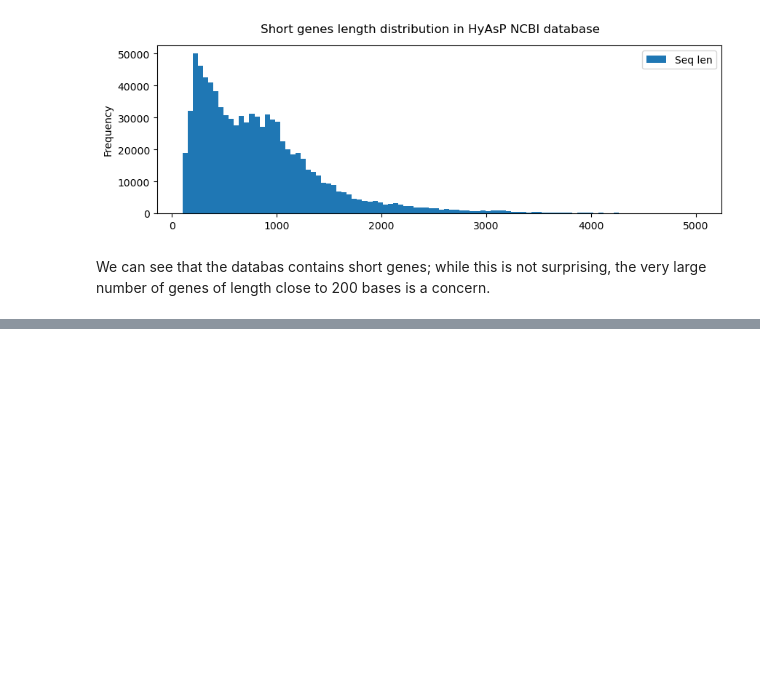
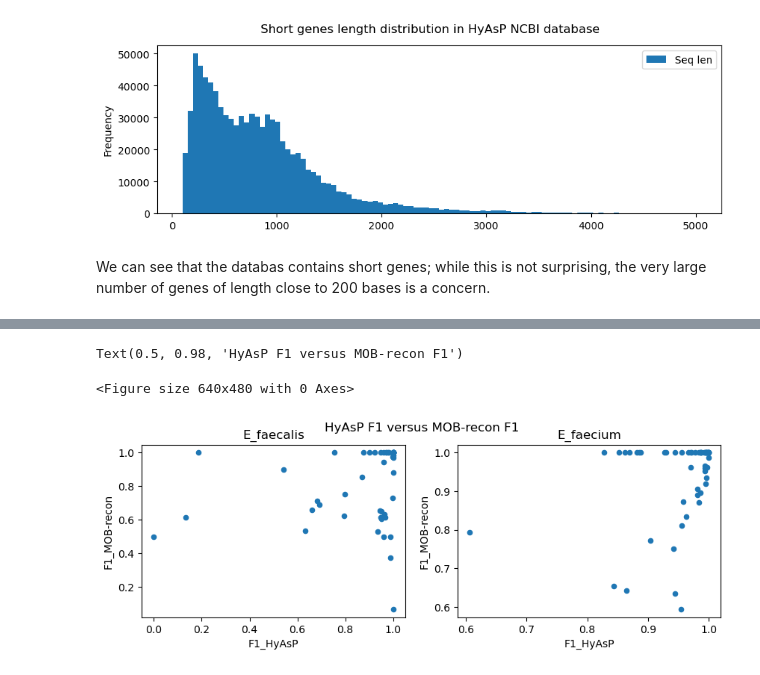
Before and after one commit to cchauve/CompMath-Day-2023, a Jupyter notebook: results/JOURNAL.ipynb, the cells around one changed output, grey strips where cells are left out. Drawn from its saved outputs; the diff is of its cells as text; code cells hidden in the pictures; blank space fills up the shorter version.

```diff
--- a/results/JOURNAL.ipynb
+++ b/results/JOURNAL.ipynb
@@ -192,0 +281,16 @@ We can see that the databas contains short genes; while this is not surprising,
+# %%
+# Joining F1 dataframes into a single one for both tools
+HyAsP_MOBrecon_F1_df = {
+    dataset: MOBrecon_F1_df[dataset].merge(HyAsP_F1_df[dataset], how='left', on='sample', suffixes=('_MOB-recon', '_HyAsP'))
+    for dataset in MOBrecon_datasets
+}
+# %%
+plt.figure()
+fig, ax = plt.subplots(1,2, figsize=(16,3))
+for i,(dataset,dataset_df) in enumerate(HyAsP_MOBrecon_F1_df.items()):
+    dataset_df.plot.scatter(ax=ax[i], x='F1_HyAsP', y='F1_MOB-recon', figsize=(10,3), title=dataset)
+plt.suptitle('HyAsP F1 versus MOB-recon F1')
+# %% [output]
+Text(0.5, 0.98, 'HyAsP F1 versus MOB-recon F1')
+<Figure size 640x480 with 0 Axes>
+[figure, added]
```
Also changed, not shown: parts of 13 cells of this notebook.
